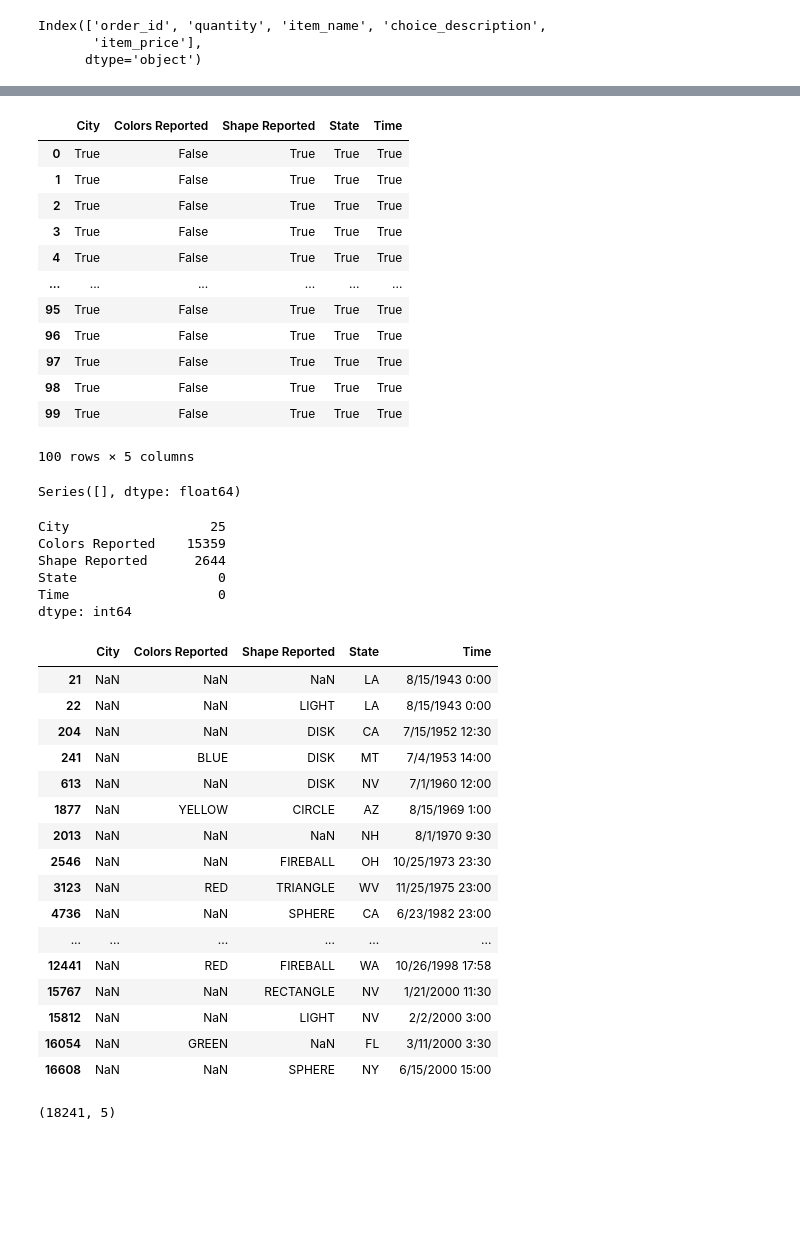
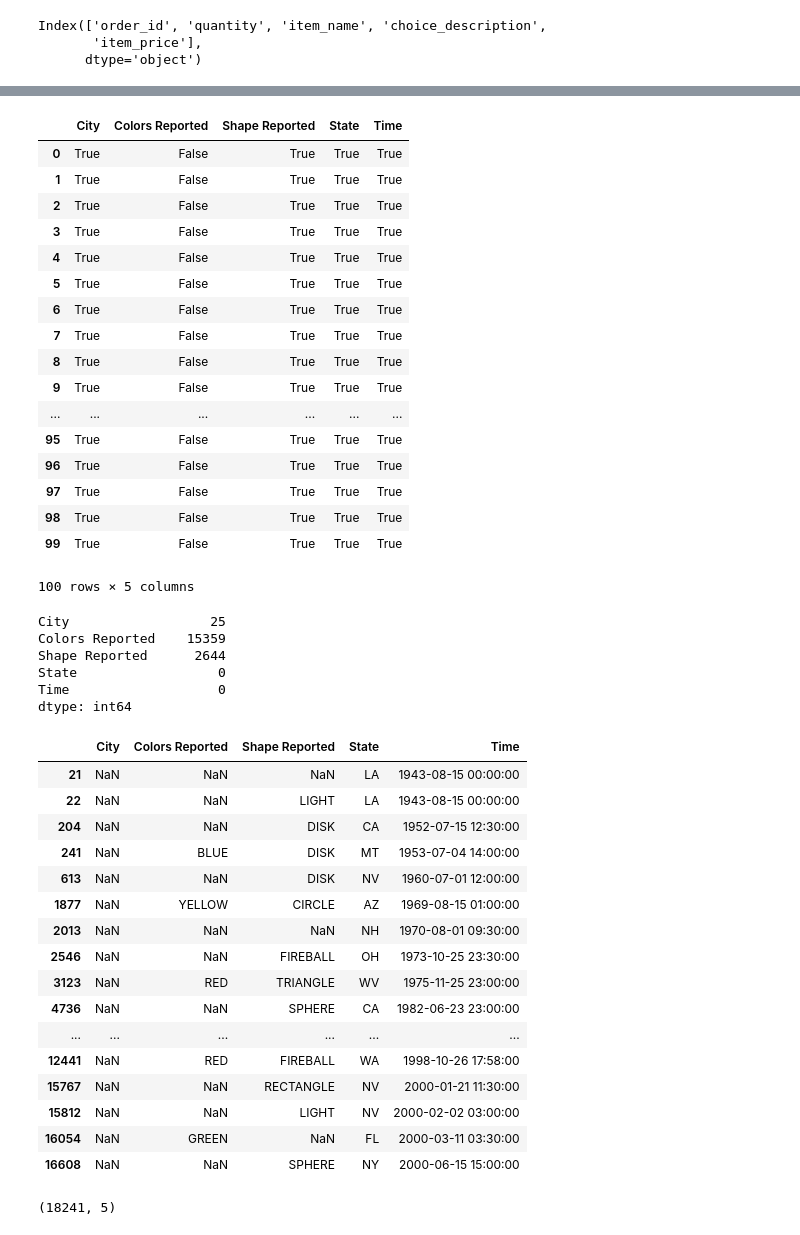
Before and after one commit to mcandar/python_lectures, a Jupyter notebook: chapter_7.ipynb, the cells around one changed output, grey strips where cells are left out. Drawn from its saved outputs; the diff is of its cells as text; code cells hidden in the pictures; blank space fills up the shorter version.

```diff
--- a/chapter_7.ipynb
+++ b/chapter_7.ipynb
@@ -249,4 +237,5 @@ orders
 url = "http://bit.ly/uforeports"
 # %%
 ufo = pd.read_csv(url)
+ufo['Time'] = pd.to_datetime(ufo['Time'])
 # %%
@@ -303,6 +290,11 @@ ufo.notnull().head(100)
 | 2 | True | False | True | True | True |
 | 3 | True | False | True | True | True |
 | 4 | True | False | True | True | True |
+| 5 | True | False | True | True | True |
+| 6 | True | False | True | True | True |
+| 7 | True | False | True | True | True |
+| 8 | True | False | True | True | True |
+| 9 | True | False | True | True | True |
 | ... | ... | ... | ... | ... | ... |
 | 95 | True | False | True | True | True |
 | 96 | True | False | True | True | True |
@@ -310,10 +302,6 @@ ufo.notnull().head(100)
 | 98 | True | False | True | True | True |
 | 99 | True | False | True | True | True |
 100 rows × 5 columns
-# %%
-ufo.sum()
-# %% [output]
-Series([], dtype: float64)
 # %%
 ufo.isnull().sum()
 # %% [output]
@@ -324,25 +312,26 @@ State                  0
 Time                   0
 dtype: int64
 # %%
-ufo[ufo.City.isnull()]
+mask = ufo['City'].isnull()
+ufo[mask]
 # %% [output]
 |  | City | Colors Reported | Shape Reported | State | Time |
-| 21 | NaN | NaN | NaN | LA | 8/15/1943 0:00 |
-| 22 | NaN | NaN | LIGHT | LA | 8/15/1943 0:00 |
-| 204 | NaN | NaN | DISK | CA | 7/15/1952 12:30 |
-| 241 | NaN | BLUE | DISK | MT | 7/4/1953 14:00 |
-| 613 | NaN | NaN | DISK | NV | 7/1/1960 12:00 |
-| 1877 | NaN | YELLOW | CIRCLE | AZ | 8/15/1969 1:00 |
-| 2013 | NaN | NaN | NaN | NH | 8/1/1970 9:30 |
-| 2546 | NaN | NaN | FIREBALL | OH | 10/25/1973 23:30 |
-| 3123 | NaN | RED | TRIANGLE | WV | 11/25/1975 23:00 |
-| 4736 | NaN | NaN | SPHERE | CA | 6/23/1982 23:00 |
+| 21 | NaN | NaN | NaN | LA | 1943-08-15 00:00:00 |
+| 22 | NaN | NaN | LIGHT | LA | 1943-08-15 00:00:00 |
+| 204 | NaN | NaN | DISK | CA | 1952-07-15 12:30:00 |
+| 241 | NaN | BLUE | DISK | MT | 1953-07-04 14:00:00 |
+| 613 | NaN | NaN | DISK | NV | 1960-07-01 12:00:00 |
+| 1877 | NaN | YELLOW | CIRCLE | AZ | 1969-08-15 01:00:00 |
+| 2013 | NaN | NaN | NaN | NH | 1970-08-01 09:30:00 |
+| 2546 | NaN | NaN | FIREBALL | OH | 1973-10-25 23:30:00 |
+| 3123 | NaN | RED | TRIANGLE | WV | 1975-11-25 23:00:00 |
+| 4736 | NaN | NaN | SPHERE | CA | 1982-06-23 23:00:00 |
 | ... | ... | ... | ... | ... | ... |
-| 12441 | NaN | RED | FIREBALL | WA | 10/26/1998 17:58 |
-| 15767 | NaN | NaN | RECTANGLE | NV | 1/21/2000 11:30 |
-| 15812 | NaN | NaN | LIGHT | NV | 2/2/2000 3:00 |
-| 16054 | NaN | GREEN | NaN | FL | 3/11/2000 3:30 |
-| 16608 | NaN | NaN | SPHERE | NY | 6/15/2000 15:00 |
+| 12441 | NaN | RED | FIREBALL | WA | 1998-10-26 17:58:00 |
+| 15767 | NaN | NaN | RECTANGLE | NV | 2000-01-21 11:30:00 |
+| 15812 | NaN | NaN | LIGHT | NV | 2000-02-02 03:00:00 |
+| 16054 | NaN | GREEN | NaN | FL | 2000-03-11 03:30:00 |
+| 16608 | NaN | NaN | SPHERE | NY | 2000-06-15 15:00:00 |
 # %%
 ufo.shape
 # %% [output]
```
Also changed, not shown: parts of 200 cells of this notebook, 1 other file.
